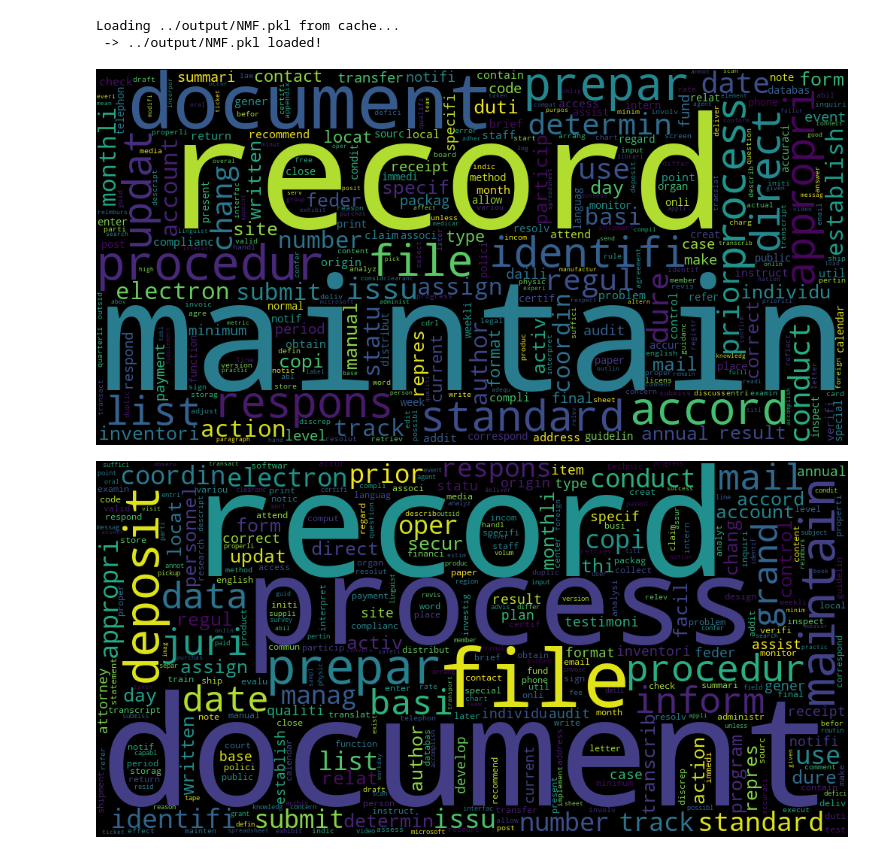
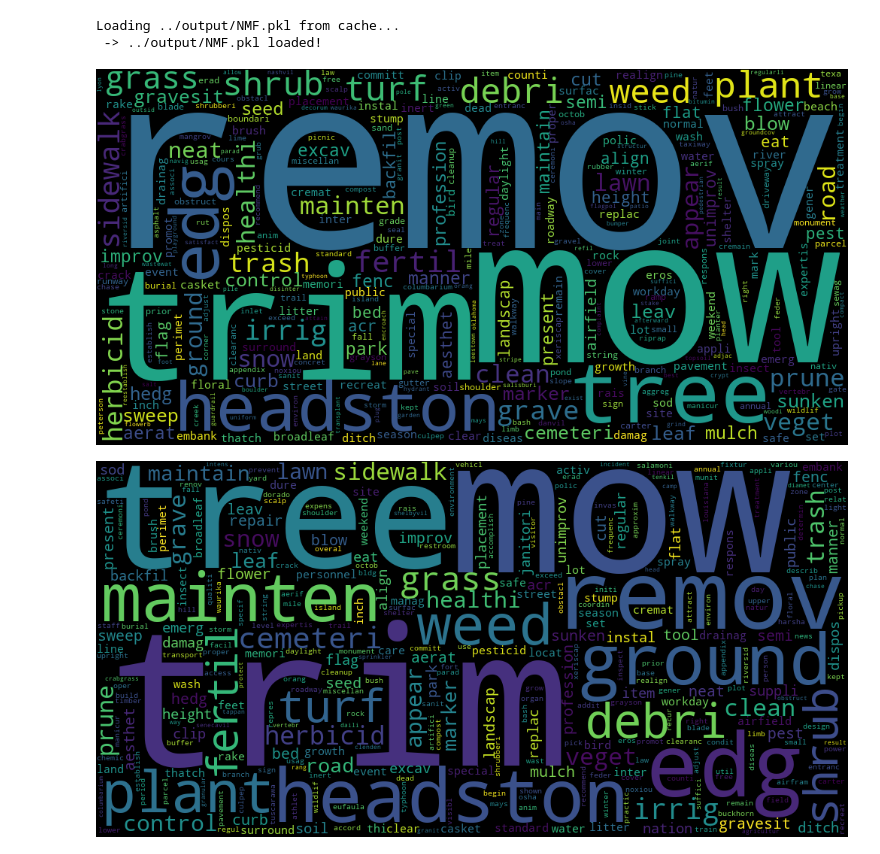
Before and after one commit to mevers303/missionmark, a Jupyter notebook: jupyter/topic_labeling.ipynb, the cells around one changed output. Cells and saved outputs as stored; diff of their text form; code cells hidden in the pictures.

```diff
--- a/jupyter/topic_labeling.ipynb
+++ b/jupyter/topic_labeling.ipynb
@@ -51,18 +51,18 @@ W_normalized = W / W_max
 Loading ../output/NMF.pkl from cache...
  -> ../output/NMF.pkl loaded!
 # %%
-topic_i = 0
+topic_i = 11
 
 display(Image(filename=f"../static/wordclouds/{topic_i}_nmf_wordcloud.png"))
 display(Image(filename=f"../static/wordclouds/{topic_i}_tfidf_wordcloud.png"))
 
 for doc, strength in get_top_10_docs(W_normalized, topic_i):
     print("*************************************************************")
     print(doc_ids[doc], "-> STRENGTH:", round(strength, 2), f"({round(W[doc, topic_i], 4)})")
     print(summarize_doc_nmf(corpus[doc], tfidf, nmf, topic_i, n_sentences=100))
     #print(summarize_doc(doc))
     print()
 # %% [output]
-[figure, old version]
+[figure, new version]
-[figure, old version]
+[figure, new version]
 *************************************************************
```
Also changed, not shown: parts of 1 cell of this notebook, 2 other files.
